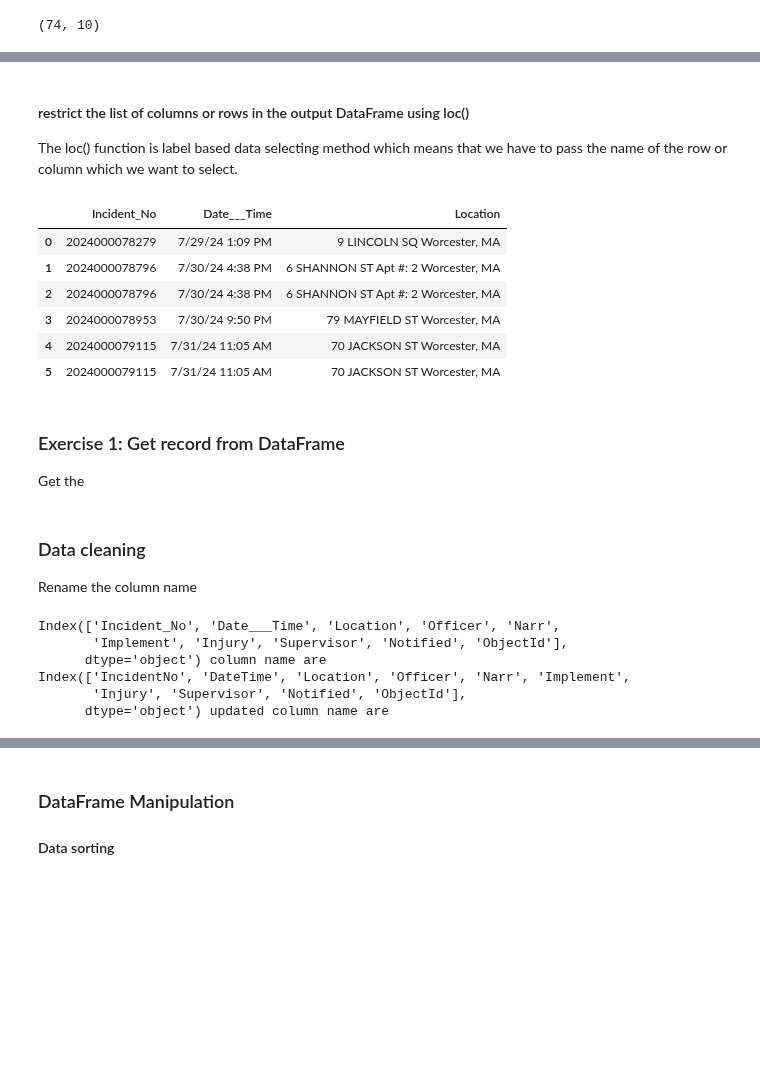
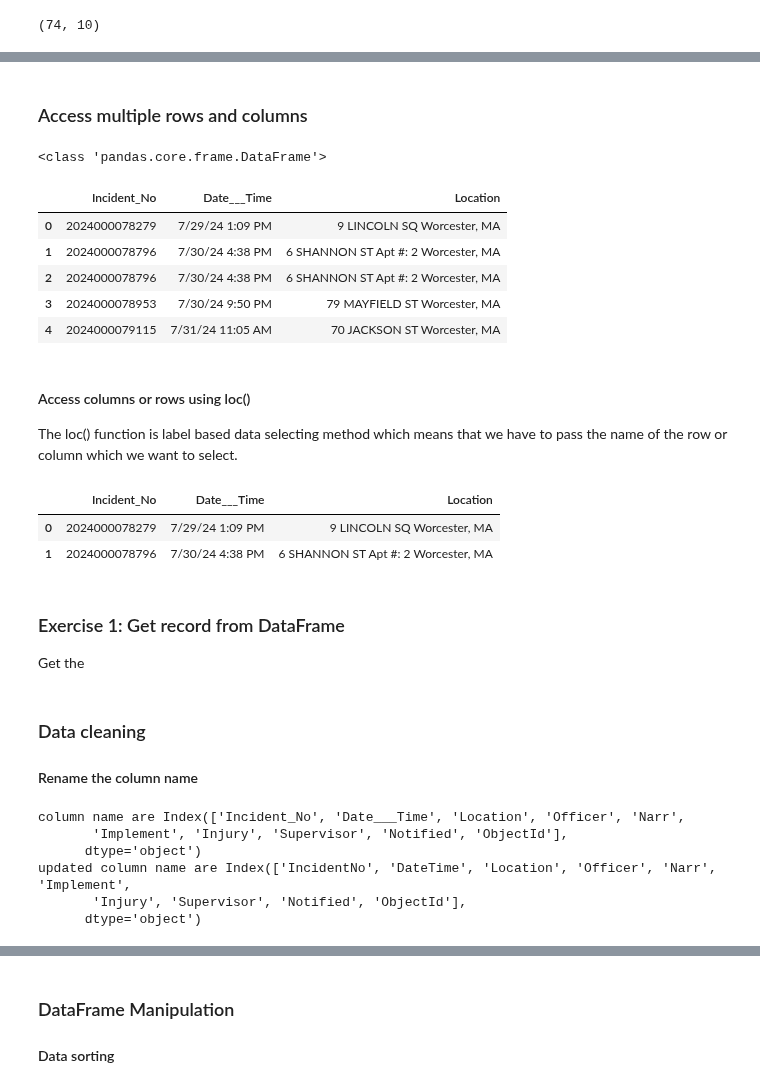
Before and after one commit to gisynw/ssj-302_V1, a Jupyter notebook: docs/Lectures/Week04_Pandas.ipynb, the cells around one changed output, grey strips where cells are left out. Saved outputs shown, nothing was run; the diff lists cells and outputs as text; code cells hidden in the pictures; blank space fills up the shorter version.

```diff
--- a/docs/Lectures/Week04_Pandas.ipynb
+++ b/docs/Lectures/Week04_Pandas.ipynb
@@ -73,31 +163,43 @@ RangeIndex(start=0, stop=74, step=1)
+# %% [markdown]
+### Access multiple rows and columns
+# %%
+##### Access multiple row using iloc()
+sub_inci = incidents.iloc[0:5,0:3]
+print(type(sub_inci))
+sub_inci
+# %% [output]
+<class 'pandas.core.frame.DataFrame'>
+|  | Incident_No | Date___Time | Location |
+| 0 | 2024000078279 | 7/29/24 1:09 PM | 9 LINCOLN SQ Worcester, MA |
+| 1 | 2024000078796 | 7/30/24 4:38 PM | 6 SHANNON ST Apt #: 2 Worcester, MA |
+| 2 | 2024000078796 | 7/30/24 4:38 PM | 6 SHANNON ST Apt #: 2 Worcester, MA |
+| 3 | 2024000078953 | 7/30/24 9:50 PM | 79 MAYFIELD ST Worcester, MA |
+| 4 | 2024000079115 | 7/31/24 11:05 AM | 70 JACKSON ST Worcester, MA |
 # %% [markdown]
-#### restrict the list of columns or rows in the output DataFrame using loc()
+#### Access columns or rows using loc()
 The loc() function is label based data selecting method which means that we have to pass the name of the row or column which we want to select.
 # %%
-incidents.loc[0:5,['Incident_No', 'Date___Time', 'Location']]
+rst = incidents.loc[0:1,['Incident_No', 'Date___Time', 'Location']]
+rst
 # %% [output]
 |  | Incident_No | Date___Time | Location |
 | 0 | 2024000078279 | 7/29/24 1:09 PM | 9 LINCOLN SQ Worcester, MA |
 | 1 | 2024000078796 | 7/30/24 4:38 PM | 6 SHANNON ST Apt #: 2 Worcester, MA |
-| 2 | 2024000078796 | 7/30/24 4:38 PM | 6 SHANNON ST Apt #: 2 Worcester, MA |
-| 3 | 2024000078953 | 7/30/24 9:50 PM | 79 MAYFIELD ST Worcester, MA |
-| 4 | 2024000079115 | 7/31/24 11:05 AM | 70 JACKSON ST Worcester, MA |
-| 5 | 2024000079115 | 7/31/24 11:05 AM | 70 JACKSON ST Worcester, MA |
 # %% [markdown]
 ### Exercise 1: Get record from DataFrame
 Get the
 # %% [markdown]
 ### Data cleaning
-Rename the column name
+#### Rename the column name
 # %%
 #format of columns can be the dictionary: old column name: new column name
-print('{} column name are'.format(incidents.columns))
+print('column name are {} '.format(incidents.columns))
 incidents.rename(columns={'Date___Time':'DateTime', 'Incident_No':"IncidentNo"}, inplace=True)
-print('{} updated column name are'.format(incidents.columns))
+print('updated column name are {} '.format(incidents.columns))
 # %% [output]
-Index(['Incident_No', 'Date___Time', 'Location', 'Officer', 'Narr',
+column name are Index(['Incident_No', 'Date___Time', 'Location', 'Officer', 'Narr',
        'Implement', 'Injury', 'Supervisor', 'Notified', 'ObjectId'],
-      dtype='object') column name are
-Index(['IncidentNo', 'DateTime', 'Location', 'Officer', 'Narr', 'Implement',
+      dtype='object')
+updated column name are Index(['IncidentNo', 'DateTime', 'Location', 'Officer', 'Narr', 'Implement',
        'Injury', 'Supervisor', 'Notified', 'ObjectId'],
-      dtype='object') updated column name are
+      dtype='object')
```
Also changed, not shown: parts of 17 cells of this notebook.
